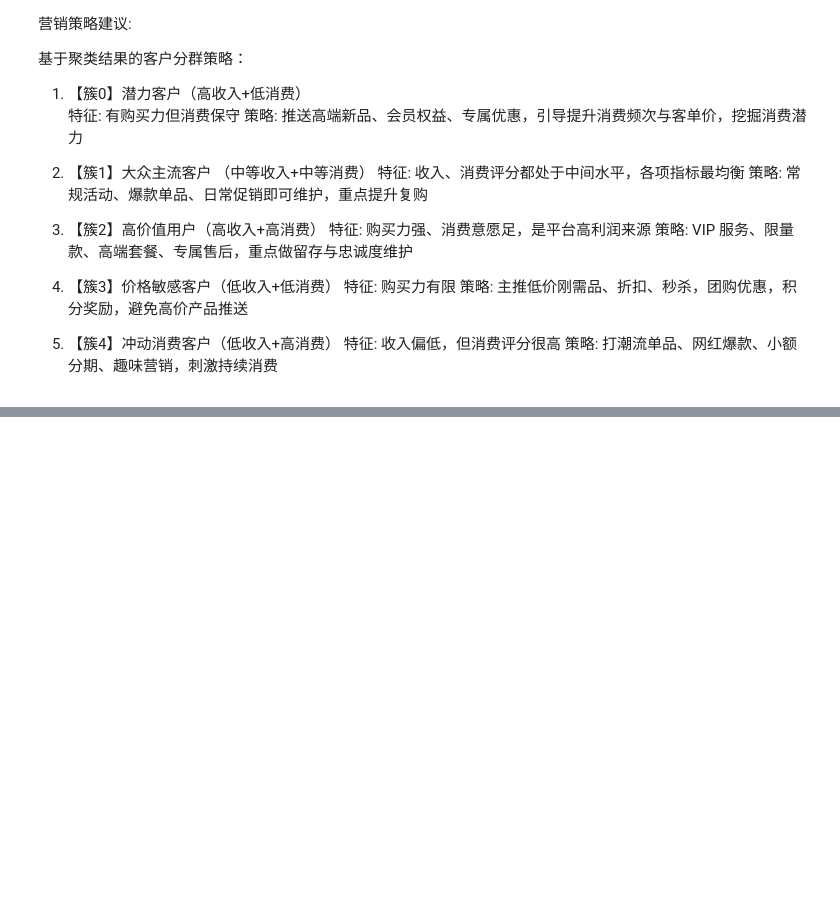
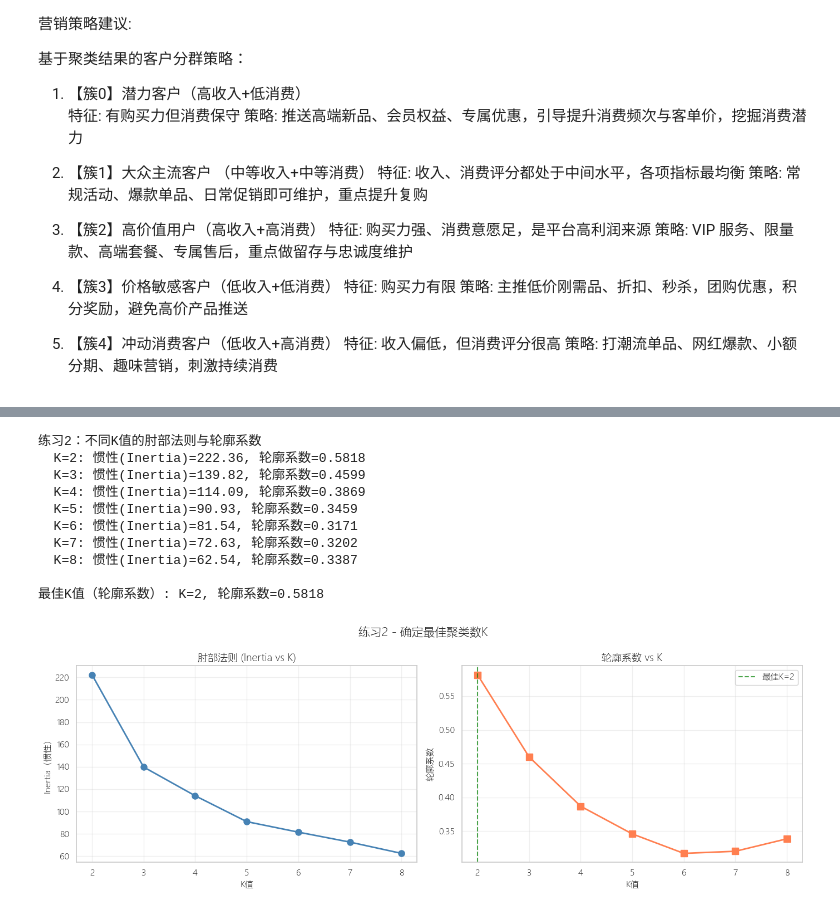
Before and after one commit to pinkLotusHe/xiaoHeDana, a Jupyter notebook: 第55篇-K-Means聚类无监督学习入门.ipynb, the cells around one changed output, grey strips where cells are left out. Saved outputs shown, nothing was run; the diff lists cells and outputs as text; code cells hidden in the pictures; blank space fills up the shorter version.

```diff
--- a/第55篇-K-Means聚类无监督学习入门.ipynb
+++ b/第55篇-K-Means聚类无监督学习入门.ipynb
@@ -984,0 +1061,55 @@ for i in range(optimal_k):
+# %%
+print("练习2：不同K值的肘部法则与轮廓系数")
+
+K_range = range(2, 9)
+inertias = []
+sil_scores = []
+
+for k in K_range:
+    km = KMeans(n_clusters=k, random_state=42, n_init=10)
+    km.fit(X_scaled)
+    inertias.append(km.inertia_)
+    sil = silhouette_score(X_scaled, km.labels_)
+    sil_scores.append(sil)
+    print(f"  K={k}: 惯性(Inertia)={km.inertia_:.2f}, 轮廓系数={sil:.4f}")
+
+best_k_sil = list(K_range)[np.argmax(sil_scores)]
+print(f"\n最佳K值（轮廓系数）: K={best_k_sil}, 轮廓系数={max(sil_scores):.4f}")
+
+# 可视化
+fig, axes = plt.subplots(1, 2, figsize=(14, 5))
+
+# 肘部法则
+axes[0].plot(list(K_range), inertias, 'o-', color='steelblue', linewidth=2, markersize=8)
+axes[0].set_title('肘部法则 (Inertia vs K)', fontsize=13)
+axes[0].set_xlabel('K值', fontsize=11)
+axes[0].set_ylabel('Inertia（惯性）', fontsize=11)
+axes[0].set_xticks(list(K_range))
+axes[0].grid(True, alpha=0.3)
+
+# 轮廓系数
+axes[1].plot(list(K_range), sil_scores, 's-', color='coral', linewidth=2, markersize=8)
+axes[1].axvline(x=best_k_sil, color='green', linestyle='--', alpha=0.7,
+                label=f'最佳K={best_k_sil}')
+axes[1].set_title('轮廓系数 vs K', fontsize=13)
+axes[1].set_xlabel('K值', fontsize=11)
+axes[1].set_ylabel('轮廓系数', fontsize=11)
+axes[1].set_xticks(list(K_range))
+axes[1].legend()
+axes[1].grid(True, alpha=0.3)
+
+plt.suptitle('练习2 - 确定最佳聚类数K', fontsize=15)
+plt.tight_layout()
+plt.show()
+# %% [output]
+练习2：不同K值的肘部法则与轮廓系数
+  K=2: 惯性(Inertia)=222.36, 轮廓系数=0.5818
+  K=3: 惯性(Inertia)=139.82, 轮廓系数=0.4599
+  K=4: 惯性(Inertia)=114.09, 轮廓系数=0.3869
+  K=5: 惯性(Inertia)=90.93, 轮廓系数=0.3459
+  K=6: 惯性(Inertia)=81.54, 轮廓系数=0.3171
+  K=7: 惯性(Inertia)=72.63, 轮廓系数=0.3202
+  K=8: 惯性(Inertia)=62.54, 轮廓系数=0.3387
+
+最佳K值（轮廓系数）: K=2, 轮廓系数=0.5818
+[figure, added]
```
Also changed, not shown: parts of 9 cells of this notebook.
